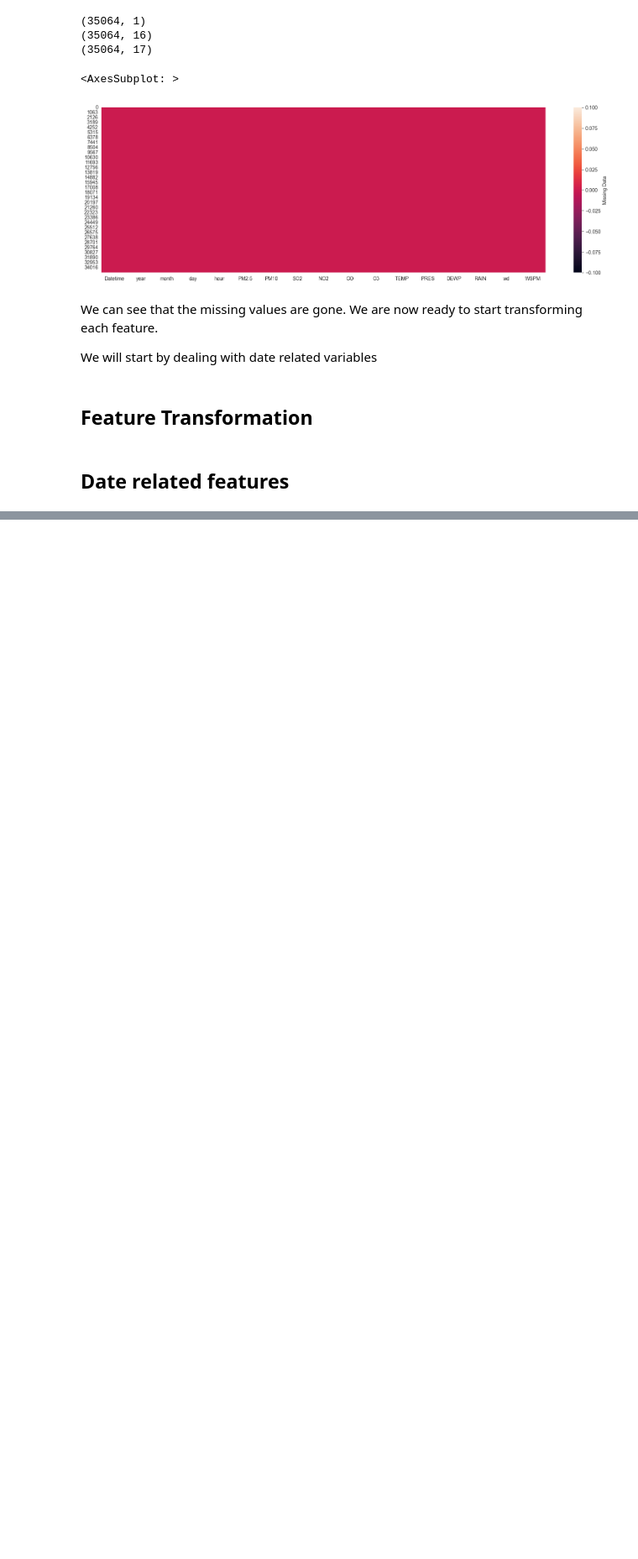
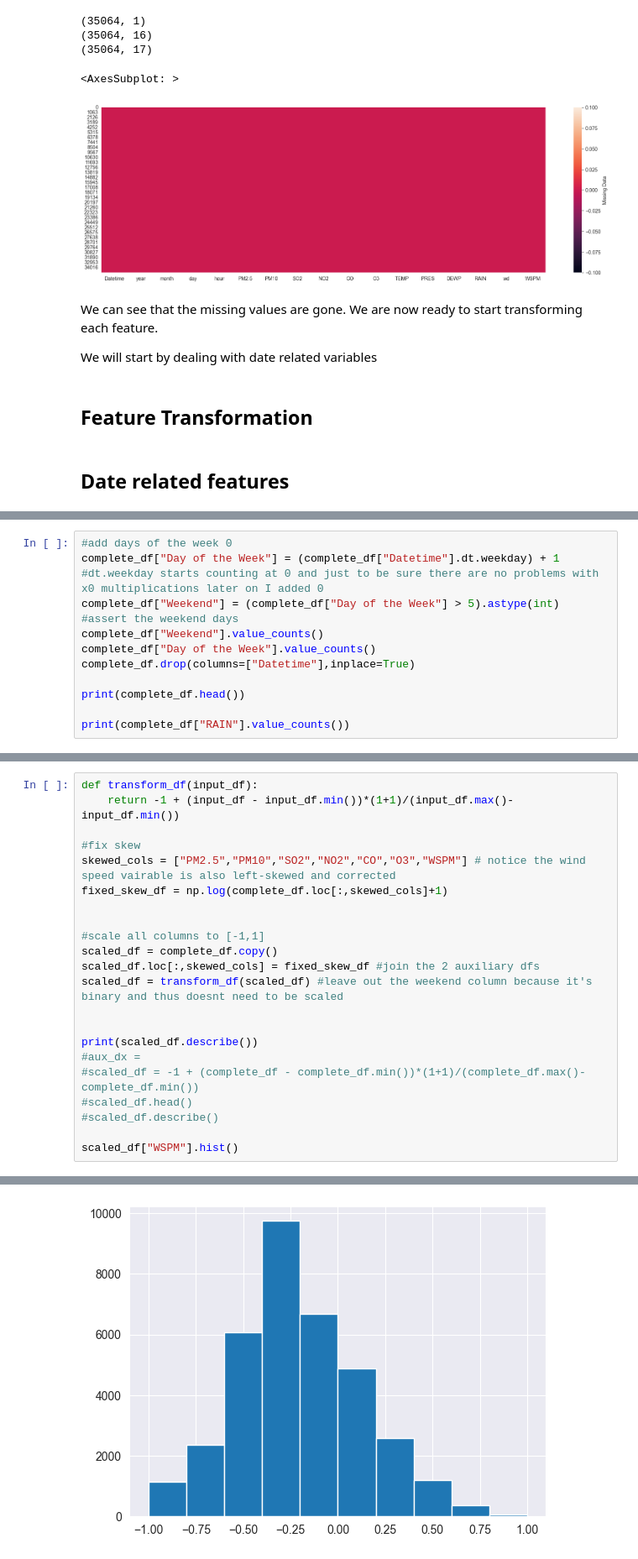
Before and after one commit to Jose-Bastos/MLops_Air, a Jupyter notebook: 2.Feature Engineering.ipynb, the cells around one changed output, grey strips where cells are left out. Shown at 84% size. Saved outputs shown, nothing was run; the diff lists cells and outputs as text; blank space fills up the shorter version.

```diff
--- a/2.Feature Engineering.ipynb
+++ b/2.Feature Engineering.ipynb
@@ -233,0 +237,11 @@ We can add more columns to complete the information we already have:
+# %%
+#add days of the week 0
+complete_df["Day of the Week"] = (complete_df["Datetime"].dt.weekday) + 1 #dt.weekday starts counting at 0 and just to be sure there are no problems with x0 multiplications later on I added 0
+complete_df["Weekend"] = (complete_df["Day of the Week"] > 5).astype(int) #assert the weekend days
+complete_df["Weekend"].value_counts()
+complete_df["Day of the Week"].value_counts()
+complete_df.drop(columns=["Datetime"],inplace=True)
+
+print(complete_df.head())
+
+print(complete_df["RAIN"].value_counts())
@@ -233,0 +277,23 @@ We can add more columns to complete the information we already have:
+# %%
+def transform_df(input_df):
+    return -1 + (input_df - input_df.min())*(1+1)/(input_df.max()-input_df.min())
+
+#fix skew
+skewed_cols = ["PM2.5","PM10","SO2","NO2","CO","O3","WSPM"] # notice the wind speed vairable is also left-skewed and corrected
+fixed_skew_df = np.log(complete_df.loc[:,skewed_cols]+1)
+
+
+#scale all columns to [-1,1]
+scaled_df = complete_df.copy()
+scaled_df.loc[:,skewed_cols] = fixed_skew_df #join the 2 auxiliary dfs
+scaled_df = transform_df(scaled_df) #leave out the weekend column because it's binary and thus doesnt need to be scaled
+
+
+print(scaled_df.describe())
+#aux_dx =
+#scaled_df = -1 + (complete_df - complete_df.min())*(1+1)/(complete_df.max()-complete_df.min())
+#scaled_df.head()
+#scaled_df.describe()
+
+scaled_df["WSPM"].hist()
+# %% [output]
@@ -233,0 +318 @@ We can add more columns to complete the information we already have:
+[figure, added]
```
Also changed, not shown: parts of 9 cells of this notebook.
